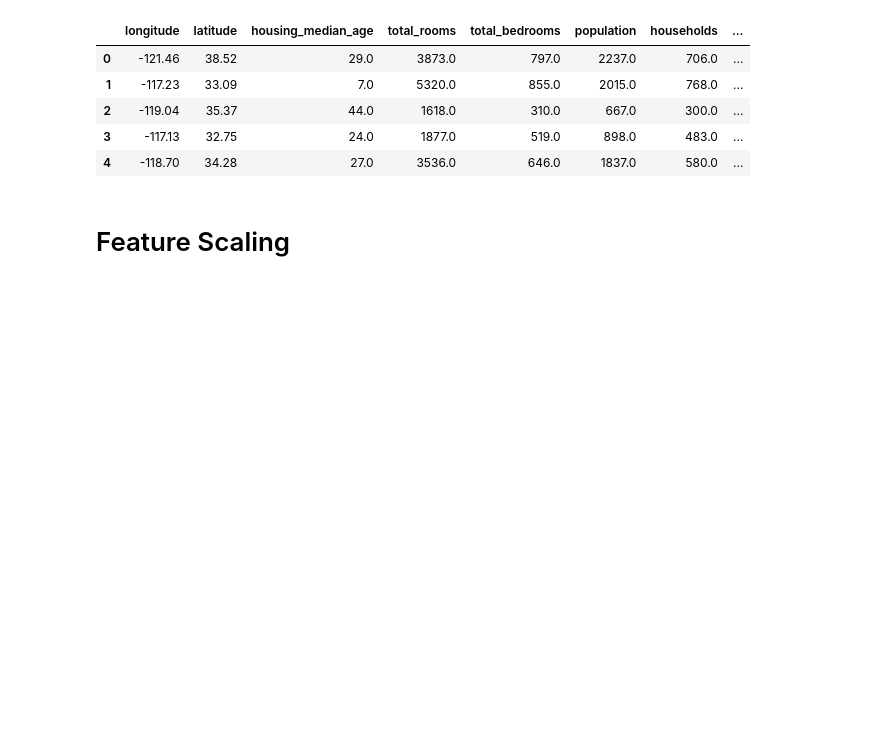
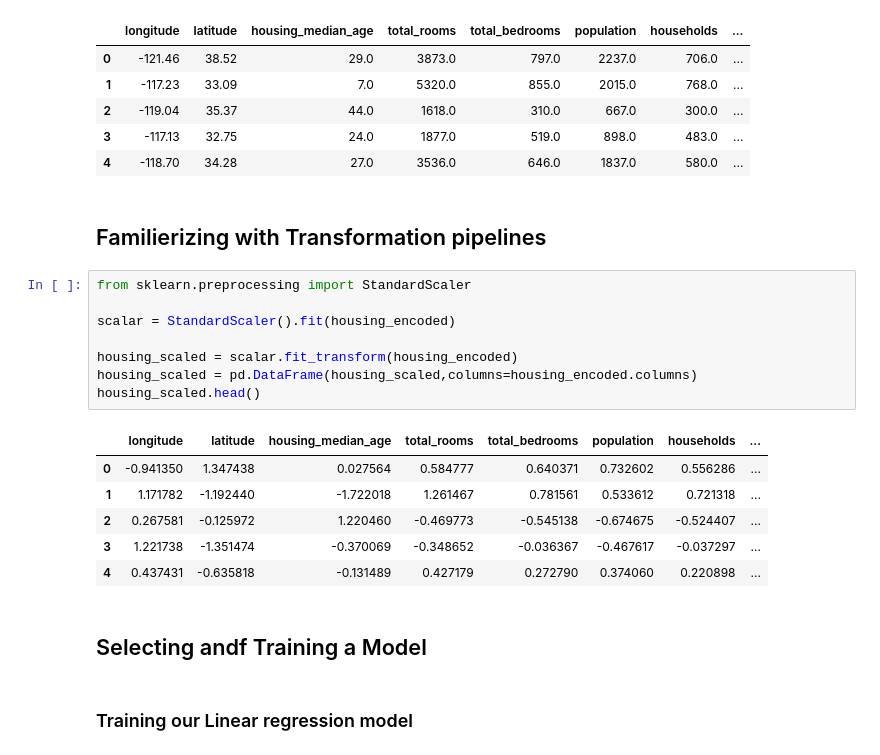
Before and after one commit to Suman196pokhrel/ml_with_python, a Jupyter notebook: codeFiles/ml_algos/house_price_Lregression_test.ipynb, the cells around one changed output. Saved outputs shown, nothing was run; the diff lists cells and outputs as text; blank space fills up the shorter version.

Commit message:
Linear reg model created

```diff
--- a/codeFiles/ml_algos/house_price_lregression.ipynb
+++ b/codeFiles/ml_algos/house_price_Lregression_test.ipynb
@@ -439,5 +432,24 @@ housing_encoded.head()
 | 2 | -119.04 | 35.37 | 44.0 | 1618.0 | 310.0 | 667.0 | 300.0 | ... |
 | 3 | -117.13 | 32.75 | 24.0 | 1877.0 | 519.0 | 898.0 | 483.0 | ... |
 | 4 | -118.70 | 34.28 | 27.0 | 3536.0 | 646.0 | 1837.0 | 580.0 | ... |
-# %% [markdown]
-# Feature Scaling
+# %% [markdown]
+## Familierizing with Transformation pipelines
+# %%
+from sklearn.preprocessing import StandardScaler
+
+scalar = StandardScaler().fit(housing_encoded)
+
+housing_scaled = scalar.fit_transform(housing_encoded)
+housing_scaled = pd.DataFrame(housing_scaled,columns=housing_encoded.columns)
+housing_scaled.head()
+# %% [output]
+|  | longitude | latitude | housing_median_age | total_rooms | total_bedrooms | population | households | ... |
+| 0 | -0.941350 | 1.347438 | 0.027564 | 0.584777 | 0.640371 | 0.732602 | 0.556286 | ... |
+| 1 | 1.171782 | -1.192440 | -1.722018 | 1.261467 | 0.781561 | 0.533612 | 0.721318 | ... |
+| 2 | 0.267581 | -0.125972 | 1.220460 | -0.469773 | -0.545138 | -0.674675 | -0.524407 | ... |
+| 3 | 1.221738 | -1.351474 | -0.370069 | -0.348652 | -0.036367 | -0.467617 | -0.037297 | ... |
+| 4 | 0.437431 | -0.635818 | -0.131489 | 0.427179 | 0.272790 | 0.374060 | 0.220898 | ... |
+# %% [markdown]
+## Selecting andf Training a Model
+# %% [markdown]
+### Training our Linear regression model
```
Also changed, not shown: parts of 8 cells of this notebook.
